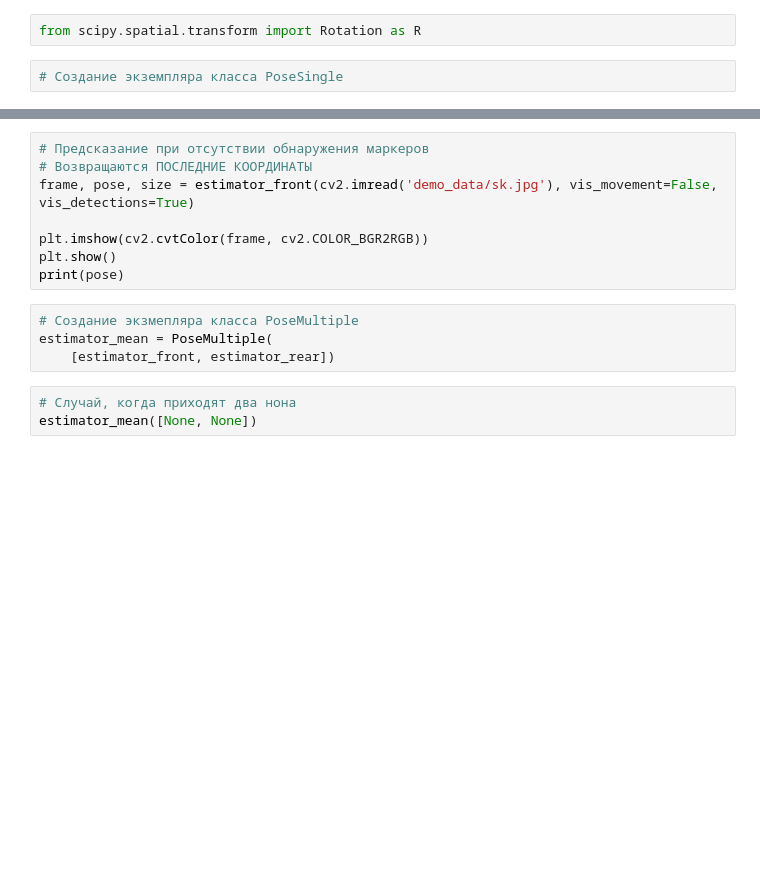
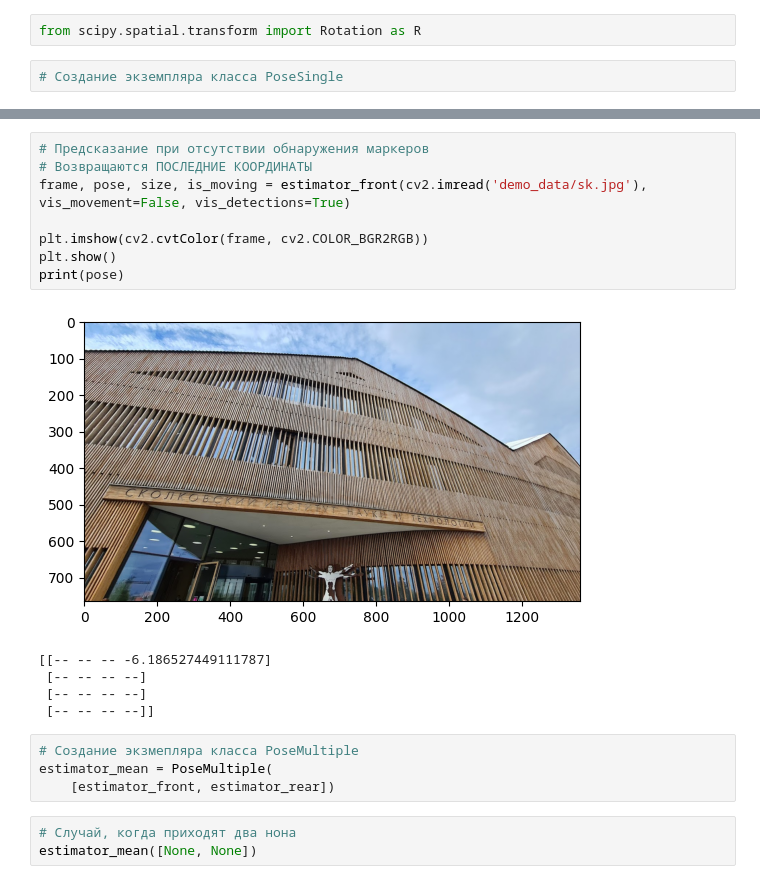
Before and after one commit to nkb-tech/cranpose, a Jupyter notebook: jupyters/sample_usage.ipynb, the cells around one changed output, grey strips where cells are left out. Saved outputs shown, nothing was run; the diff lists cells and outputs as text; blank space fills up the shorter version.

```diff
--- a/jupyters/sample_usage.ipynb
+++ b/jupyters/sample_usage.ipynb
@@ -124,11 +154,17 @@ print(t2-t1, 'sec, ', 100/(t2-t1), 'fps')
 # %%
 # Предсказание при отсутствии обнаружения маркеров
 # Возвращаются ПОСЛЕДНИЕ КООРДИНАТЫ
-frame, pose, size = estimator_front(cv2.imread('demo_data/sk.jpg'), vis_movement=False, vis_detections=True)
+frame, pose, size, is_moving = estimator_front(cv2.imread('demo_data/sk.jpg'), vis_movement=False, vis_detections=True)
 
 plt.imshow(cv2.cvtColor(frame, cv2.COLOR_BGR2RGB))
 plt.show()
 print(pose)
+# %% [output]
+[figure, added]
+[[-- -- -- -6.186527449111787]
+ [-- -- -- --]
+ [-- -- -- --]
+ [-- -- -- --]]
 # %%
 # Создание экзмепляра класса PoseMultiple
 estimator_mean = PoseMultiple(
```
Also changed, not shown: parts of 21 cells of this notebook, 1 other file.
